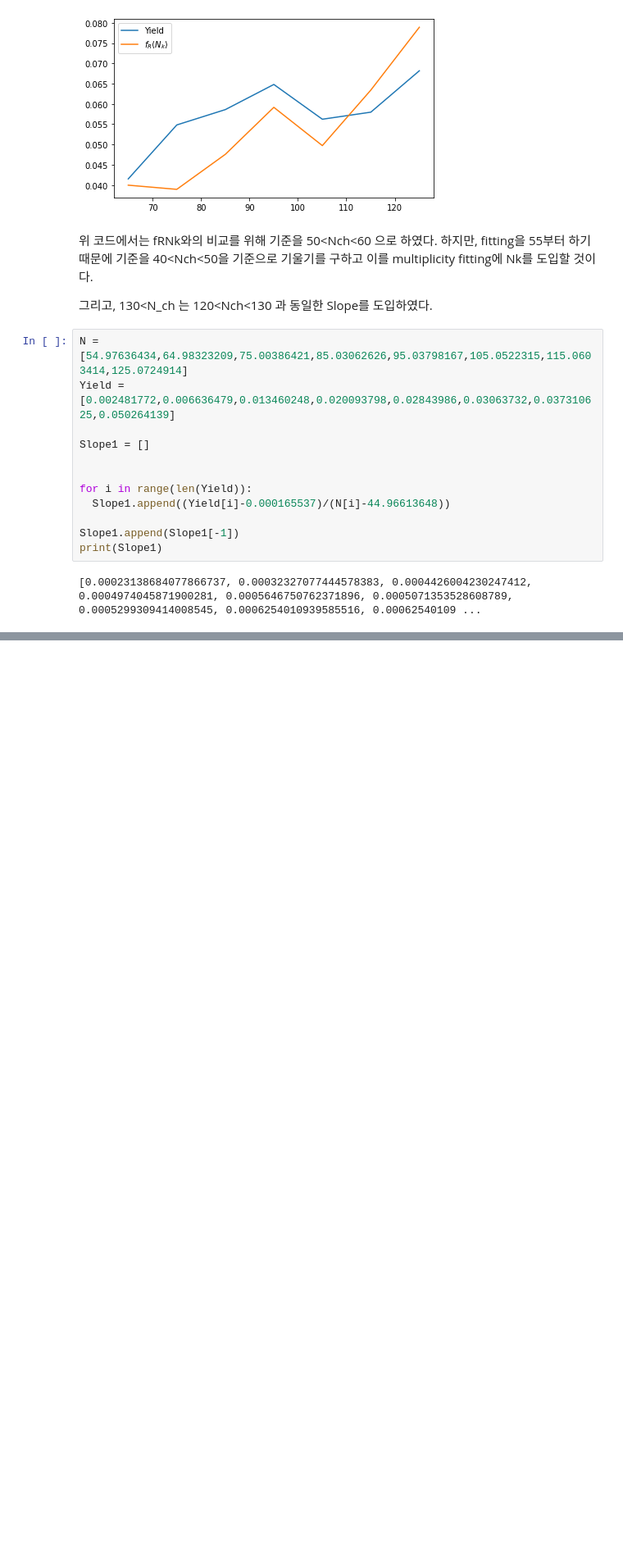
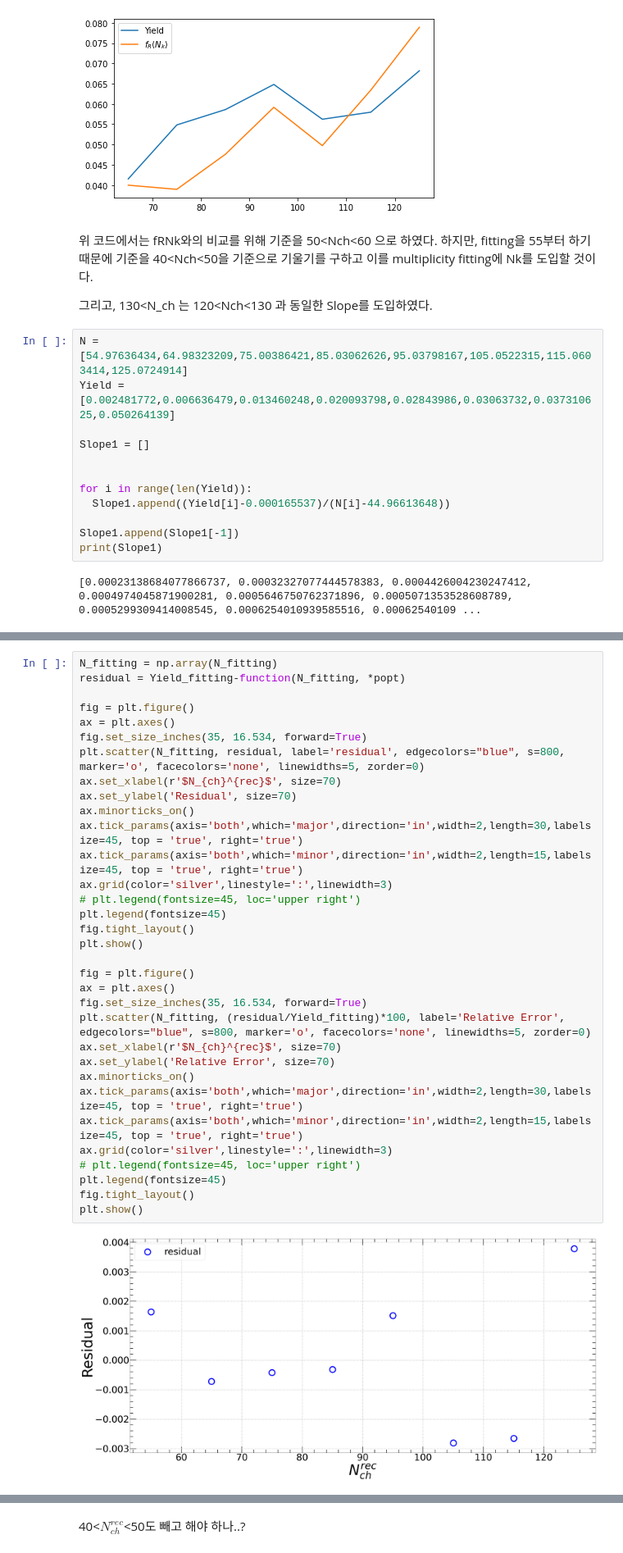
Before and after one commit to kisbi3/Momentum_Kick_Core, a Jupyter notebook: Main_Colab.ipynb, the cells around one changed output, grey strips where cells are left out. Shown at 82% size. Saved outputs shown, nothing was run; the diff lists cells and outputs as text; blank space fills up the shorter version.

```diff
--- a/Main_Colab.ipynb
+++ b/Main_Colab.ipynb
@@ -154,0 +212,35 @@ print(Slope1)
+# %%
+N_fitting = np.array(N_fitting)
+residual = Yield_fitting-function(N_fitting, *popt)
+
+fig = plt.figure()
+ax = plt.axes()
+fig.set_size_inches(35, 16.534, forward=True)
+plt.scatter(N_fitting, residual, label='residual', edgecolors="blue", s=800, marker='o', facecolors='none', linewidths=5, zorder=0)
+ax.set_xlabel(r'$N_{ch}^{rec}$', size=70)
+ax.set_ylabel('Residual', size=70)
+ax.minorticks_on()
+ax.tick_params(axis='both',which='major',direction='in',width=2,length=30,labelsize=45, top = 'true', right='true')
+ax.tick_params(axis='both',which='minor',direction='in',width=2,length=15,labelsize=45, top = 'true', right='true')
+ax.grid(color='silver',linestyle=':',linewidth=3)
+# plt.legend(fontsize=45, loc='upper right')
+plt.legend(fontsize=45)
+fig.tight_layout()
+plt.show()
+
+fig = plt.figure()
+ax = plt.axes()
+fig.set_size_inches(35, 16.534, forward=True)
+plt.scatter(N_fitting, (residual/Yield_fitting)*100, label='Relative Error', edgecolors="blue", s=800, marker='o', facecolors='none', linewidths=5, zorder=0)
+ax.set_xlabel(r'$N_{ch}^{rec}$', size=70)
+ax.set_ylabel('Relative Error', size=70)
+ax.minorticks_on()
+ax.tick_params(axis='both',which='major',direction='in',width=2,length=30,labelsize=45, top = 'true', right='true')
+ax.tick_params(axis='both',which='minor',direction='in',width=2,length=15,labelsize=45, top = 'true', right='true')
+ax.grid(color='silver',linestyle=':',linewidth=3)
+# plt.legend(fontsize=45, loc='upper right')
+plt.legend(fontsize=45)
+fig.tight_layout()
+plt.show()
+# %% [output]
+[figure, added]
@@ -154,0 +248,2 @@ print(Slope1)
+# %% [markdown]
+40<$N_{ch}^{rec}$<50도 빼고 해야 하나..?
```
Also changed, not shown: parts of 5 cells of this notebook, 7 other files.
